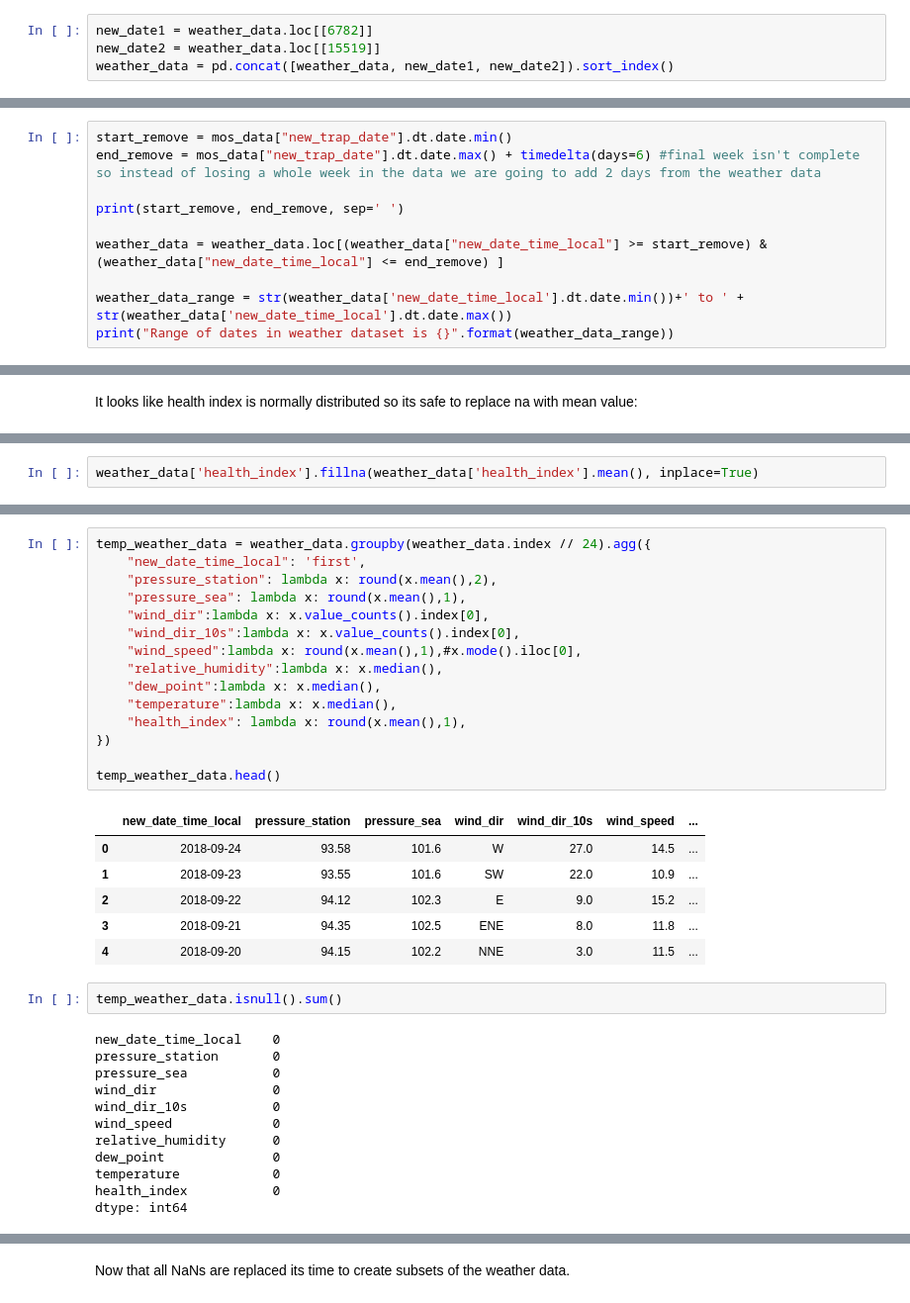
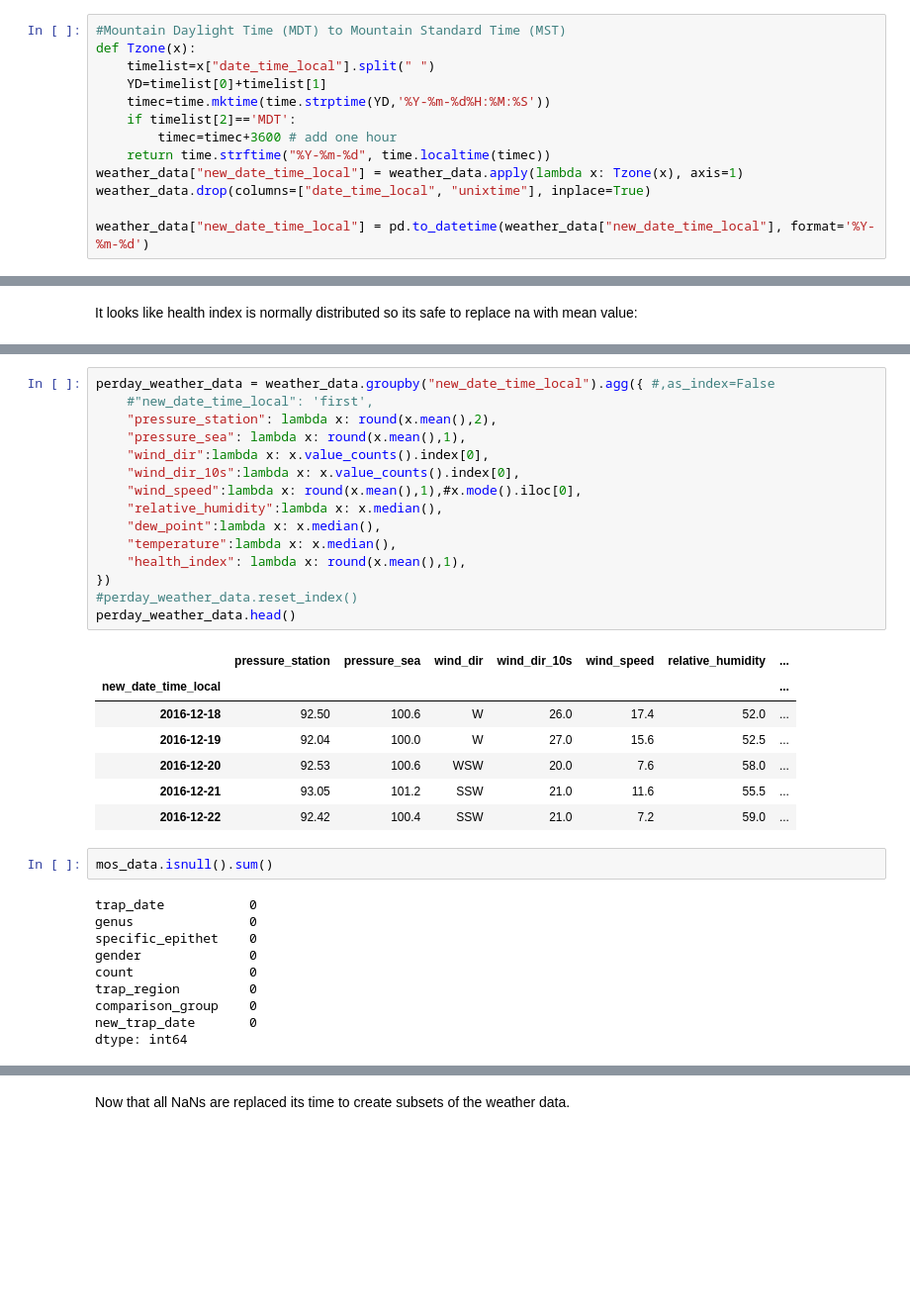
Before and after one commit to essamgouda97/ECE720-project1, a Jupyter notebook: task1_secondtrail.ipynb, the cells around one changed output, grey strips where cells are left out. Shown: that part at 99% size. Cells and saved outputs as stored; diff of their text form; blank space fills up the shorter version.

```diff
--- a/task1_secondtrail.ipynb
+++ b/task1_secondtrail.ipynb
@@ -377,4 +298,13 @@ weather_data.drop(1072, inplace=True)
-# %%
-new_date1 = weather_data.loc[[6782]]
-new_date2 = weather_data.loc[[15519]]
-weather_data = pd.concat([weather_data, new_date1, new_date2]).sort_index()
+# %%
+#Mountain Daylight Time (MDT) to Mountain Standard Time (MST)
+def Tzone(x):
+    timelist=x["date_time_local"].split(" ")
+    YD=timelist[0]+timelist[1]
+    timec=time.mktime(time.strptime(YD,'%Y-%m-%d%H:%M:%S'))
+    if timelist[2]=='MDT':
+        timec=timec+3600 # add one hour
+    return time.strftime("%Y-%m-%d", time.localtime(timec))
+weather_data["new_date_time_local"] = weather_data.apply(lambda x: Tzone(x), axis=1)
+weather_data.drop(columns=["date_time_local", "unixtime"], inplace=True)
+
+weather_data["new_date_time_local"] = pd.to_datetime(weather_data["new_date_time_local"], format='%Y-%m-%d')
@@ -447,10 +368,0 @@ plt.show()
-# %%
-start_remove = mos_data["new_trap_date"].dt.date.min()
-end_remove = mos_data["new_trap_date"].dt.date.max() + timedelta(days=6) #final week isn't complete so instead of losing a whole week in the data we are going to add 2 days from the weather data
-
-print(start_remove, end_remove, sep=' ')
-
-weather_data = weather_data.loc[(weather_data["new_date_time_local"] >= start_remove) & (weather_data["new_date_time_local"] <= end_remove) ]
-
-weather_data_range = str(weather_data['new_date_time_local'].dt.date.min())+' to ' + str(weather_data['new_date_time_local'].dt.date.max())
-print("Range of dates in weather dataset is {}".format(weather_data_range))
@@ -559,5 +411,3 @@ plt.show()
-# %%
-weather_data['health_index'].fillna(weather_data['health_index'].mean(), inplace=True)
 # %%
 weather_data.isnull().sum()
 # %% [output]
@@ -584,36 +434,35 @@ weather_data.head()
 # %%
-temp_weather_data = weather_data.groupby(weather_data.index // 24).agg({
-    "new_date_time_local": 'first',
+perday_weather_data = weather_data.groupby("new_date_time_local").agg({ #,as_index=False
+    #"new_date_time_local": 'first',
     "pressure_station": lambda x: round(x.mean(),2),
     "pressure_sea": lambda x: round(x.mean(),1),
     "wind_dir":lambda x: x.value_counts().index[0],
     "wind_dir_10s":lambda x: x.value_counts().index[0],
     "wind_speed":lambda x: round(x.mean(),1),#x.mode().iloc[0],
     "relative_humidity":lambda x: x.median(),
     "dew_point":lambda x: x.median(),
     "temperature":lambda x: x.median(),
     "health_index": lambda x: round(x.mean(),1),
 })
-
-temp_weather_data.head()
+#perday_weather_data.reset_index()
+perday_weather_data.head()
 # %% [output]
-|  | new_date_time_local | pressure_station | pressure_sea | wind_dir | wind_dir_10s | wind_speed | ... |
-| 0 | 2018-09-24 | 93.58 | 101.6 | W | 27.0 | 14.5 | ... |
-| 1 | 2018-09-23 | 93.55 | 101.6 | SW | 22.0 | 10.9 | ... |
-| 2 | 2018-09-22 | 94.12 | 102.3 | E | 9.0 | 15.2 | ... |
-| 3 | 2018-09-21 | 94.35 | 102.5 | ENE | 8.0 | 11.8 | ... |
-| 4 | 2018-09-20 | 94.15 | 102.2 | NNE | 3.0 | 11.5 | ... |
+|  | pressure_station | pressure_sea | wind_dir | wind_dir_10s | wind_speed | relative_humidity | ... |
+| new_date_time_local |  |  |  |  |  |  | ... |
+| 2016-12-18 | 92.50 | 100.6 | W | 26.0 | 17.4 | 52.0 | ... |
+| 2016-12-19 | 92.04 | 100.0 | W | 27.0 | 15.6 | 52.5 | ... |
+| 2016-12-20 | 92.53 | 100.6 | WSW | 20.0 | 7.6 | 58.0 | ... |
+| 2016-12-21 | 93.05 | 101.2 | SSW | 21.0 | 11.6 | 55.5 | ... |
+| 2016-12-22 | 92.42 | 100.4 | SSW | 21.0 | 7.2 | 59.0 | ... |
 # %%
-temp_weather_data.isnull().sum()
+mos_data.isnull().sum()
 # %% [output]
-new_date_time_local    0
-pressure_station       0
-pressure_sea           0
-wind_dir               0
-wind_dir_10s           0
-wind_speed             0
-relative_humidity      0
-dew_point              0
-temperature            0
-health_index           0
+trap_date           0
+genus               0
+specific_epithet    0
+gender              0
+count               0
+trap_region         0
+comparison_group    0
+new_trap_date       0
 dtype: int64
```
Also changed, not shown: parts of 100 cells of this notebook.
